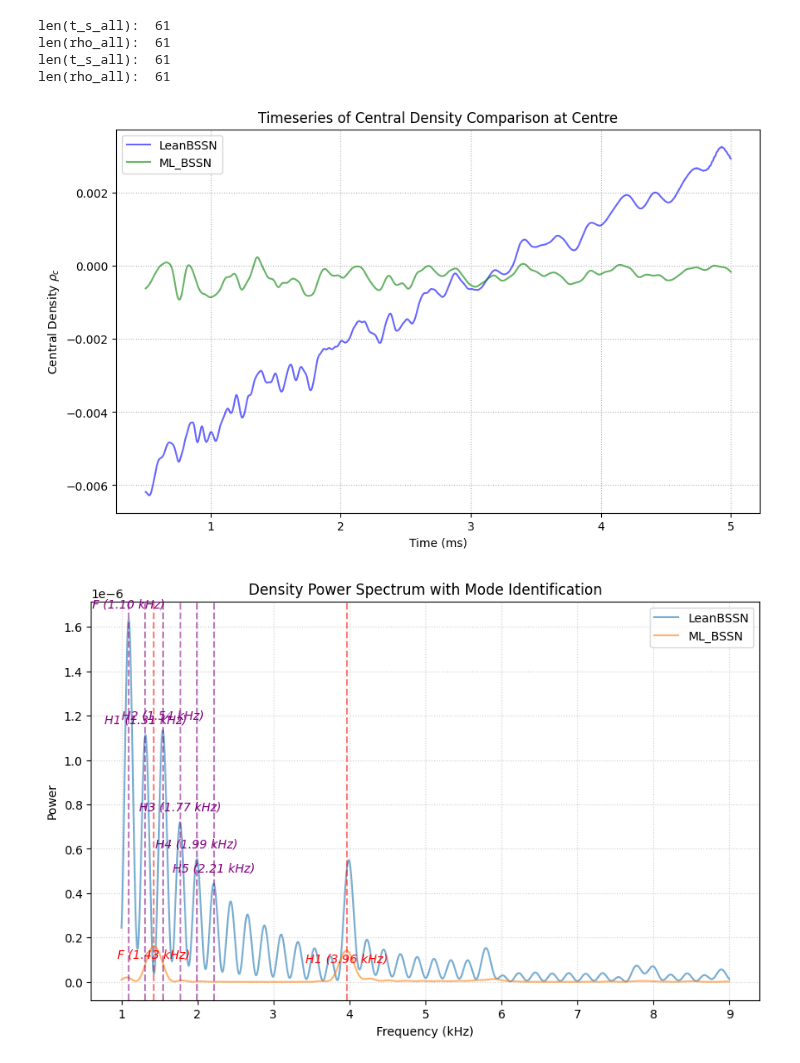
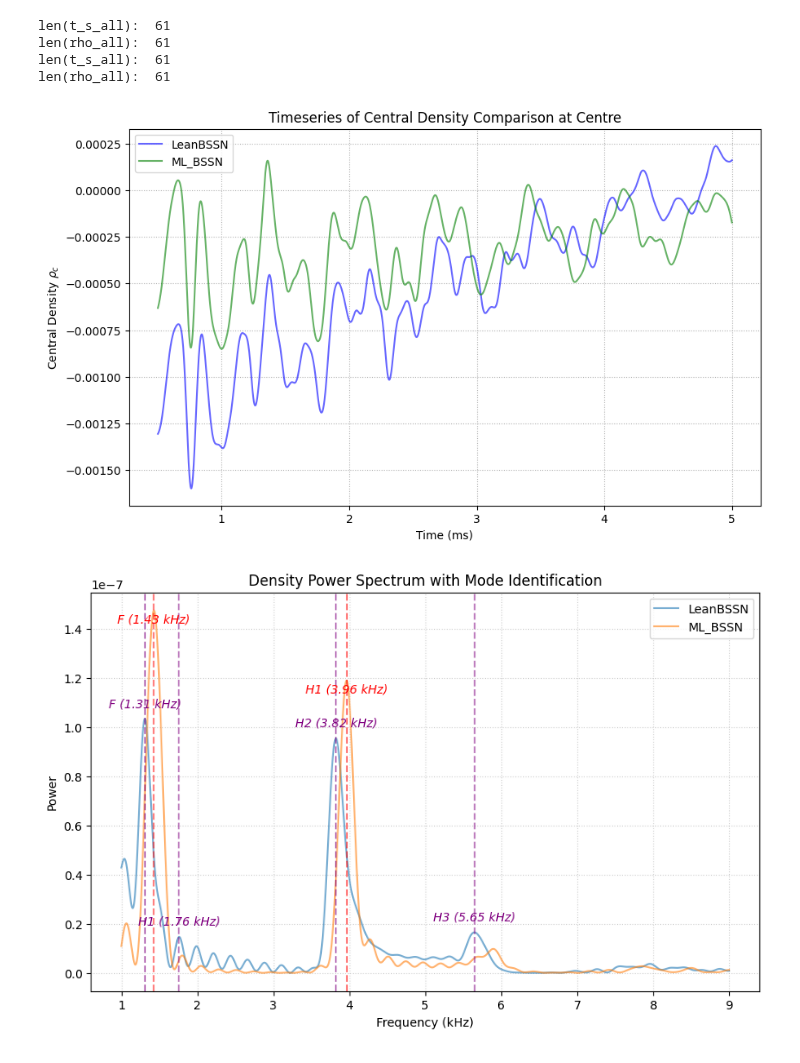
Before and after one commit to harsh-c0ds/My-Work, a Jupyter notebook: TOV/mode_ext.ipynb, the cells around one changed output. Drawn from its saved outputs; the diff is of its cells as text; code cells hidden in the pictures.

```diff
--- a/TOV/mode_ext.ipynb
+++ b/TOV/mode_ext.ipynb
@@ -177,33 +177,33 @@ len(t_s_all):  61
 len(rho_all):  61
 # %%
 ### Time_series Check ###
-ik = 0
+ik = 7
 
 t_l = t_s_all_l[ik]
 rho_l = rho_all_l[ik]
 t_adm = t_s_all_P[ik]
 rho_adm = rho_all_P[ik]
 
 lim = (t_l >= 0.5) & (t_l <= 5)
 lim_adm = (t_adm >= 0.5) & (t_adm <= 5)
 
 t_l = t_l[lim]
 rho_l = rho_l[lim]
 t_adm = t_adm[lim_adm]
 rho_adm = rho_adm[lim_adm]
 
 plt.figure(figsize=(10,6))
 plt.plot(t_l, rho_l, label="LeanBSSN", color="blue", alpha=0.6)
 plt.plot(t_adm, rho_adm, label="ML_BSSN", color="green", alpha=0.6)
 plt.xlabel("Time (ms)")
 plt.ylabel(r"Central Density $\rho_c$")
 plt.title("Timeseries of Central Density Comparison at Centre")
 plt.grid(True, linestyle=":")
 plt.legend()
 plt.show()
 #plt.savefig(output_dir + "time_series_comparision.png", dpi=300)
 # %% [output]
-[figure, old version]
+[figure, new version]
 # %%
 #### Mode Extraction ####
 
@@ -289,4 +289,4 @@ plt.grid(True, linestyle=":", alpha=0.6)
 #plt.savefig(output_dir+"lean_psd_beta_1.png")
 plt.show()
 # %% [output]
-[figure, old version]
+[figure, new version]
```
Also changed, not shown: parts of 1 cell of this notebook, 1 other file.
